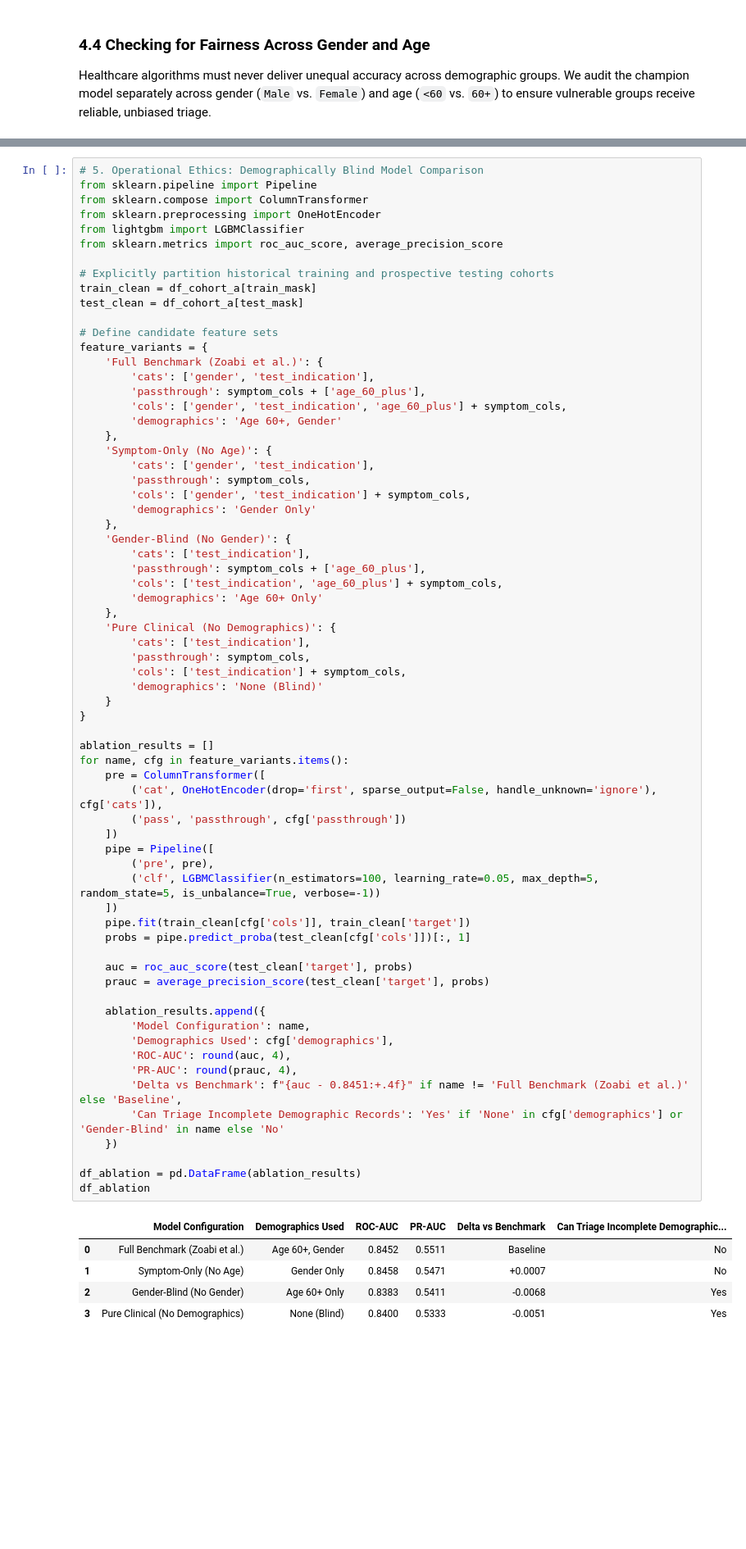
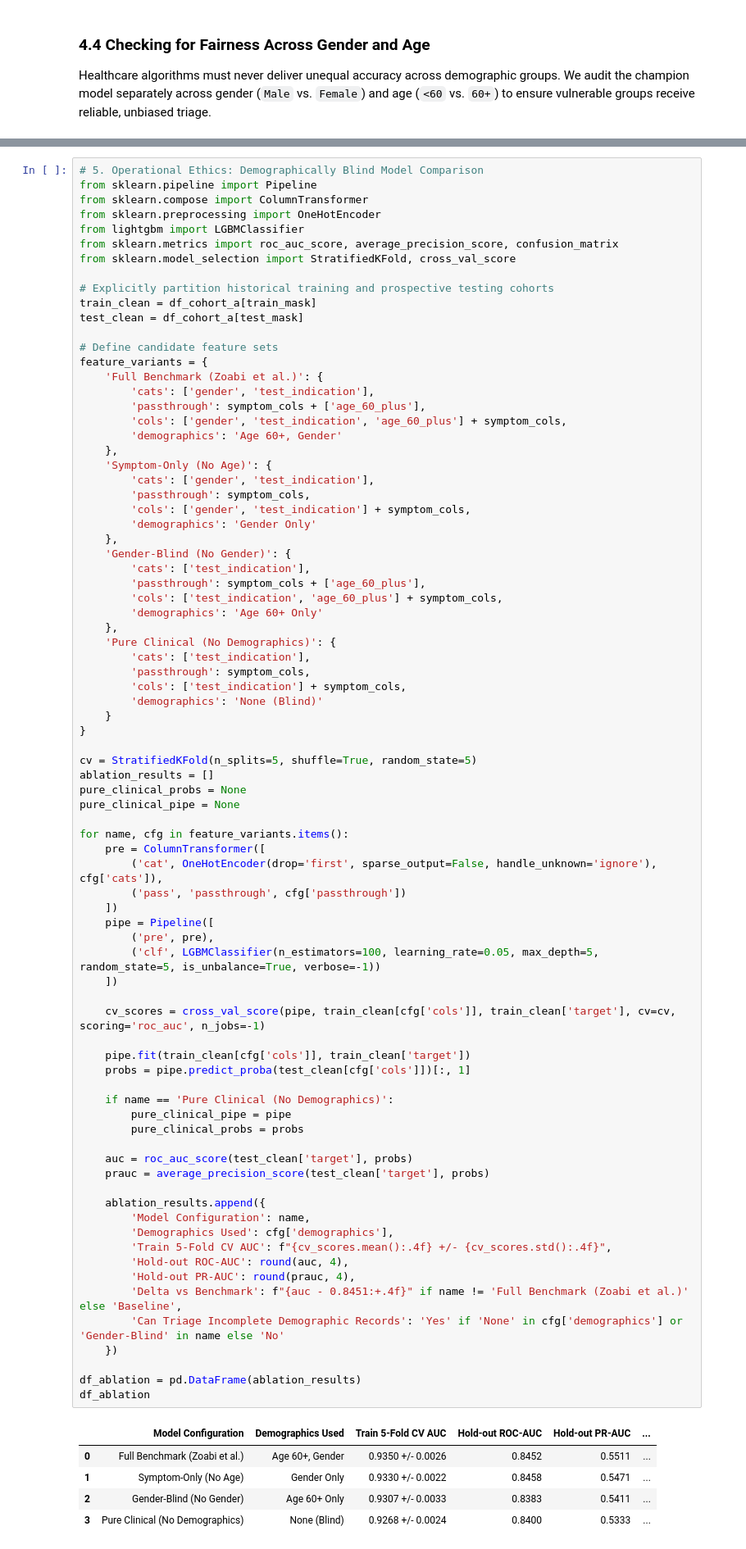
Before and after one commit to Llander22/Data-Science-Portfolio, a Jupyter notebook: CS_L7_M10_Hackathon/M10-02-02_covid19_hackathon.ipynb, the cells around one changed output, grey strips where cells are left out. Shown at 82% size. Drawn from its saved outputs; the diff is of its cells as text; blank space fills up the shorter version.

```diff
--- a/CS_L7_M10_Hackathon/M10-02-02_covid19_hackathon.ipynb
+++ b/CS_L7_M10_Hackathon/M10-02-02_covid19_hackathon.ipynb
@@ -781,7 +899,8 @@ from sklearn.pipeline import Pipeline
 from sklearn.compose import ColumnTransformer
 from sklearn.preprocessing import OneHotEncoder
 from lightgbm import LGBMClassifier
-from sklearn.metrics import roc_auc_score, average_precision_score
+from sklearn.metrics import roc_auc_score, average_precision_score, confusion_matrix
+from sklearn.model_selection import StratifiedKFold, cross_val_score
 
 # Explicitly partition historical training and prospective testing cohorts
 train_clean = df_cohort_a[train_mask]
@@ -814,38 +933,50 @@ feature_variants = {
         'demographics': 'None (Blind)'
     }
 }
 
+cv = StratifiedKFold(n_splits=5, shuffle=True, random_state=5)
 ablation_results = []
+pure_clinical_probs = None
+pure_clinical_pipe = None
+
 for name, cfg in feature_variants.items():
     pre = ColumnTransformer([
         ('cat', OneHotEncoder(drop='first', sparse_output=False, handle_unknown='ignore'), cfg['cats']),
         ('pass', 'passthrough', cfg['passthrough'])
     ])
     pipe = Pipeline([
         ('pre', pre),
         ('clf', LGBMClassifier(n_estimators=100, learning_rate=0.05, max_depth=5, random_state=5, is_unbalance=True, verbose=-1))
     ])
+
+    cv_scores = cross_val_score(pipe, train_clean[cfg['cols']], train_clean['target'], cv=cv, scoring='roc_auc', n_jobs=-1)
+
     pipe.fit(train_clean[cfg['cols']], train_clean['target'])
     probs = pipe.predict_proba(test_clean[cfg['cols']])[:, 1]
+
+    if name == 'Pure Clinical (No Demographics)':
+        pure_clinical_pipe = pipe
+        pure_clinical_probs = probs
 
     auc = roc_auc_score(test_clean['target'], probs)
     prauc = average_precision_score(test_clean['target'], probs)
 
     ablation_results.append({
         'Model Configuration': name,
         'Demographics Used': cfg['demographics'],
-        'ROC-AUC': round(auc, 4),
-        'PR-AUC': round(prauc, 4),
+        'Train 5-Fold CV AUC': f"{cv_scores.mean():.4f} +/- {cv_scores.std():.4f}",
+        'Hold-out ROC-AUC': round(auc, 4),
+        'Hold-out PR-AUC': round(prauc, 4),
         'Delta vs Benchmark': f"{auc - 0.8451:+.4f}" if name != 'Full Benchmark (Zoabi et al.)' else 'Baseline',
         'Can Triage Incomplete Demographic Records': 'Yes' if 'None' in cfg['demographics'] or 'Gender-Blind' in name else 'No'
     })
 
 df_ablation = pd.DataFrame(ablation_results)
 df_ablation
 # %% [output]
-|  | Model Configuration | Demographics Used | ROC-AUC | PR-AUC | Delta vs Benchmark | Can Triage Incomplete Demographic... |
-| 0 | Full Benchmark (Zoabi et al.) | Age 60+, Gender | 0.8452 | 0.5511 | Baseline | No |
-| 1 | Symptom-Only (No Age) | Gender Only | 0.8458 | 0.5471 | +0.0007 | No |
-| 2 | Gender-Blind (No Gender) | Age 60+ Only | 0.8383 | 0.5411 | -0.0068 | Yes |
-| 3 | Pure Clinical (No Demographics) | None (Blind) | 0.8400 | 0.5333 | -0.0051 | Yes |
+|  | Model Configuration | Demographics Used | Train 5-Fold CV AUC | Hold-out ROC-AUC | Hold-out PR-AUC | ... |
+| 0 | Full Benchmark (Zoabi et al.) | Age 60+, Gender | 0.9350 +/- 0.0026 | 0.8452 | 0.5511 | ... |
+| 1 | Symptom-Only (No Age) | Gender Only | 0.9330 +/- 0.0022 | 0.8458 | 0.5471 | ... |
+| 2 | Gender-Blind (No Gender) | Age 60+ Only | 0.9307 +/- 0.0033 | 0.8383 | 0.5411 | ... |
+| 3 | Pure Clinical (No Demographics) | None (Blind) | 0.9268 +/- 0.0024 | 0.8400 | 0.5333 | ... |
 # %% [markdown]
```
Also changed, not shown: parts of 49 cells of this notebook, 1 other file.
